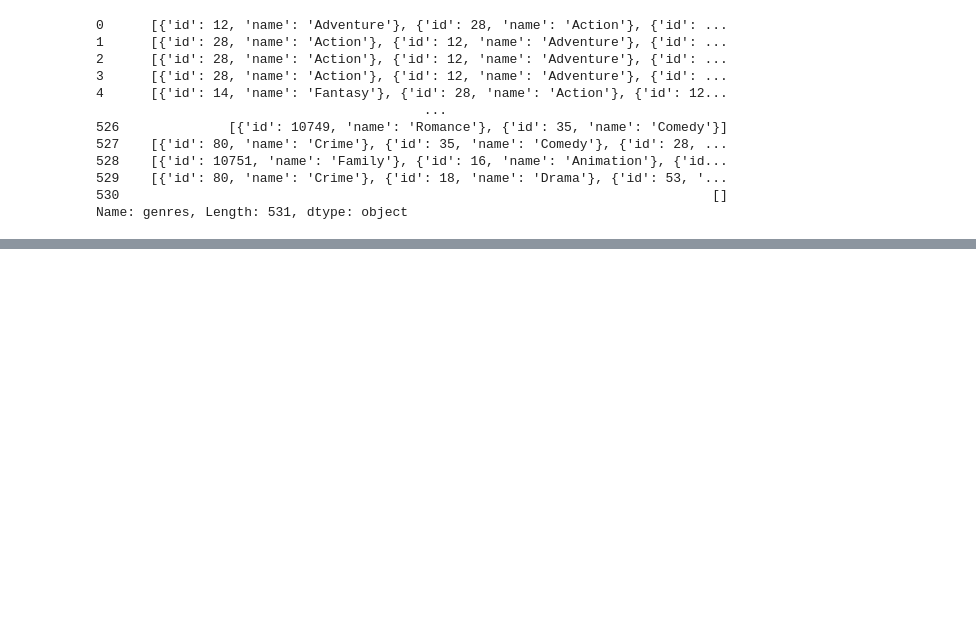
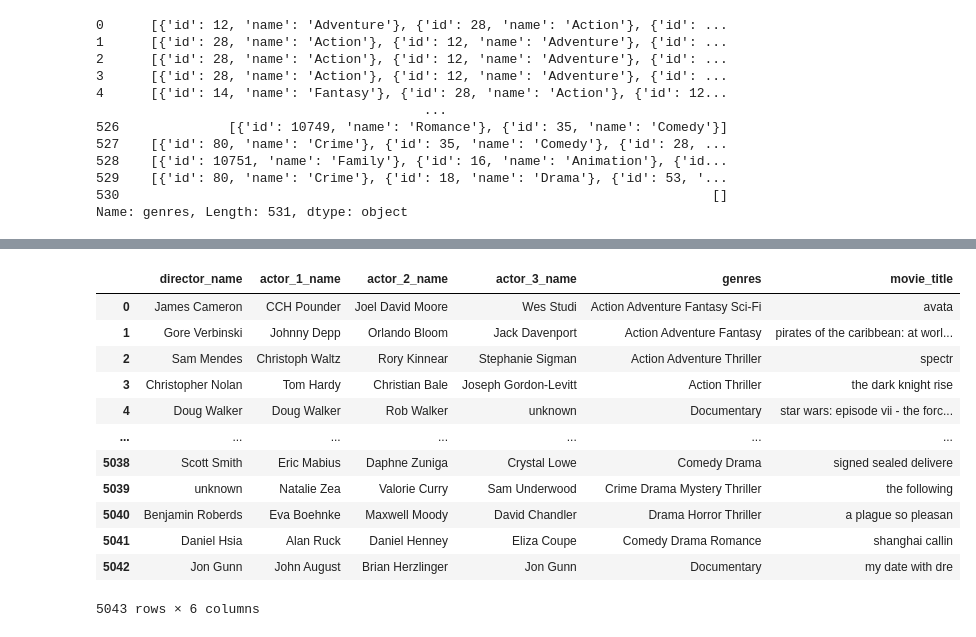
Before and after one commit to chahak31/Recommendation-System, a Jupyter notebook: Movie Recommendation/Preprocessing2.ipynb, the cells around one changed output, grey strips where cells are left out. Cells and saved outputs as stored; diff of their text form; code cells hidden in the pictures; blank space fills up the shorter version.

```diff
--- a/Movie Recommendation/Preprocessing2.ipynb
+++ b/Movie Recommendation/Preprocessing2.ipynb
@@ -120,0 +268,16 @@ data['crew'] = data['crew'].map(lambda x: ast.literal_eval(x))
+# %%
+old
+# %% [output]
+|  | director_name | actor_1_name | actor_2_name | actor_3_name | genres | movie_title |
+| 0 | James Cameron | CCH Pounder | Joel David Moore | Wes Studi | Action Adventure Fantasy Sci-Fi | avata |
+| 1 | Gore Verbinski | Johnny Depp | Orlando Bloom | Jack Davenport | Action Adventure Fantasy | pirates of the caribbean: at worl... |
+| 2 | Sam Mendes | Christoph Waltz | Rory Kinnear | Stephanie Sigman | Action Adventure Thriller | spectr |
+| 3 | Christopher Nolan | Tom Hardy | Christian Bale | Joseph Gordon-Levitt | Action Thriller | the dark knight rise |
+| 4 | Doug Walker | Doug Walker | Rob Walker | unknown | Documentary | star wars: episode vii - the forc... |
+| ... | ... | ... | ... | ... | ... | ... |
+| 5038 | Scott Smith | Eric Mabius | Daphne Zuniga | Crystal Lowe | Comedy Drama | signed sealed delivere |
+| 5039 | unknown | Natalie Zea | Valorie Curry | Sam Underwood | Crime Drama Mystery Thriller | the following |
+| 5040 | Benjamin Roberds | Eva Boehnke | Maxwell Moody | David Chandler | Drama Horror Thriller | a plague so pleasan |
+| 5041 | Daniel Hsia | Alan Ruck | Daniel Henney | Eliza Coupe | Comedy Drama Romance | shanghai callin |
+| 5042 | Jon Gunn | John August | Brian Herzlinger | Jon Gunn | Documentary | my date with dre |
+5043 rows × 6 columns
```
Also changed, not shown: parts of 29 cells of this notebook, 3 other files.
